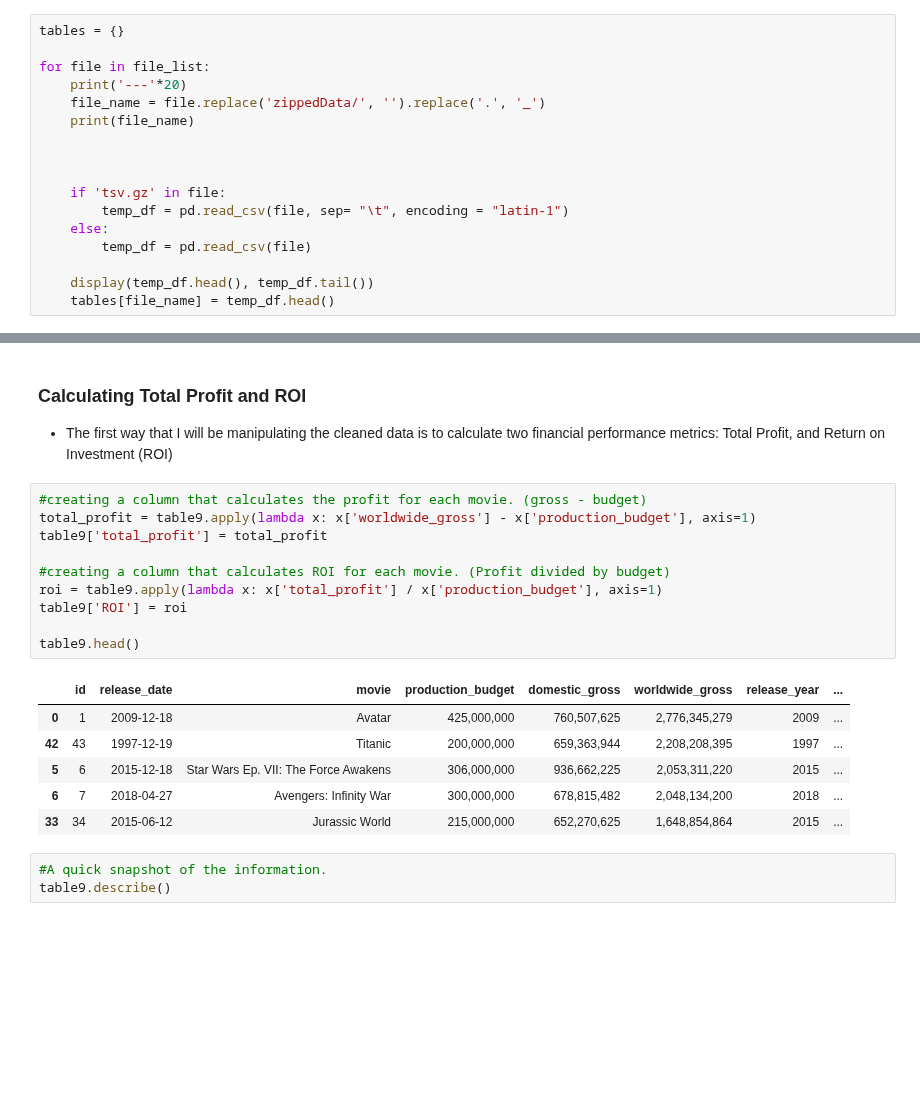
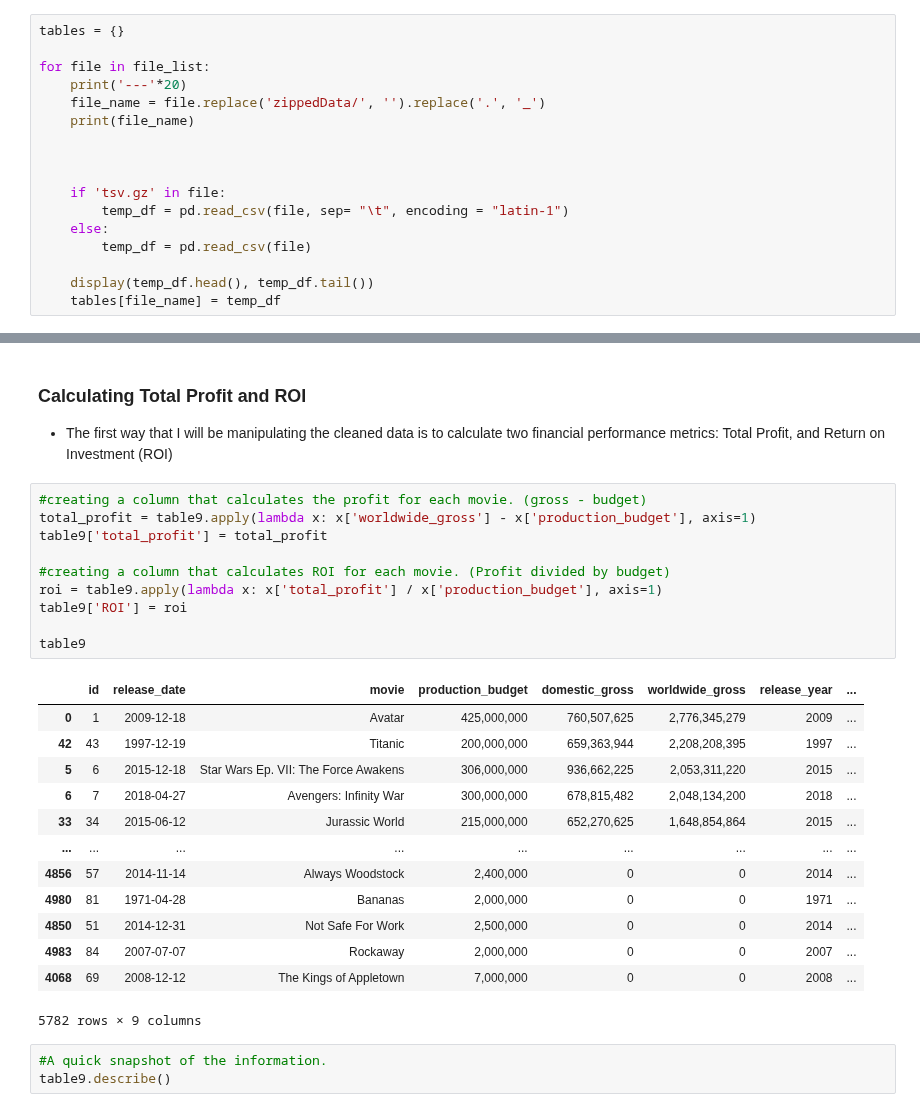
Before and after one commit to jxn628/dsc-phase-1-project, a Jupyter notebook: student.ipynb, the cells around one changed output, grey strips where cells are left out. Cells and saved outputs as stored; diff of their text form; blank space fills up the shorter version.

```diff
--- a/student.ipynb
+++ b/student.ipynb
@@ -107,7 +107,7 @@ for file in file_list:
         temp_df = pd.read_csv(file)
 
     display(temp_df.head(), temp_df.tail())
-    tables[file_name] = temp_df.head()
+    tables[file_name] = temp_df
 # %% [output]
 ------------------------------------------------------------
 imdb_title_crew_csv_gz
@@ -305,20 +305,27 @@ The earliest movie is from 1915. The most recent are from 2020.
 # %%
 #creating a column that calculates the profit for each movie. (gross - budget)
 total_profit = table9.apply(lambda x: x['worldwide_gross'] - x['production_budget'], axis=1)
 table9['total_profit'] = total_profit
 
 #creating a column that calculates ROI for each movie. (Profit divided by budget)
 roi = table9.apply(lambda x: x['total_profit'] / x['production_budget'], axis=1)
 table9['ROI'] = roi
 
-table9.head()
+table9
 # %% [output]
 |  | id | release_date | movie | production_budget | domestic_gross | worldwide_gross | release_year | ... |
 | 0 | 1 | 2009-12-18 | Avatar | 425,000,000 | 760,507,625 | 2,776,345,279 | 2009 | ... |
 | 42 | 43 | 1997-12-19 | Titanic | 200,000,000 | 659,363,944 | 2,208,208,395 | 1997 | ... |
 | 5 | 6 | 2015-12-18 | Star Wars Ep. VII: The Force Awakens | 306,000,000 | 936,662,225 | 2,053,311,220 | 2015 | ... |
 | 6 | 7 | 2018-04-27 | Avengers: Infinity War | 300,000,000 | 678,815,482 | 2,048,134,200 | 2018 | ... |
 | 33 | 34 | 2015-06-12 | Jurassic World | 215,000,000 | 652,270,625 | 1,648,854,864 | 2015 | ... |
+| ... | ... | ... | ... | ... | ... | ... | ... | ... |
+| 4856 | 57 | 2014-11-14 | Always Woodstock | 2,400,000 | 0 | 0 | 2014 | ... |
+| 4980 | 81 | 1971-04-28 | Bananas | 2,000,000 | 0 | 0 | 1971 | ... |
+| 4850 | 51 | 2014-12-31 | Not Safe For Work | 2,500,000 | 0 | 0 | 2014 | ... |
+| 4983 | 84 | 2007-07-07 | Rockaway | 2,000,000 | 0 | 0 | 2007 | ... |
+| 4068 | 69 | 2008-12-12 | The Kings of Appletown | 7,000,000 | 0 | 0 | 2008 | ... |
+5782 rows × 9 columns
 # %%
 #A quick snapshot of the information.
 table9.describe()
```
Also changed, not shown: parts of 52 cells of this notebook.
